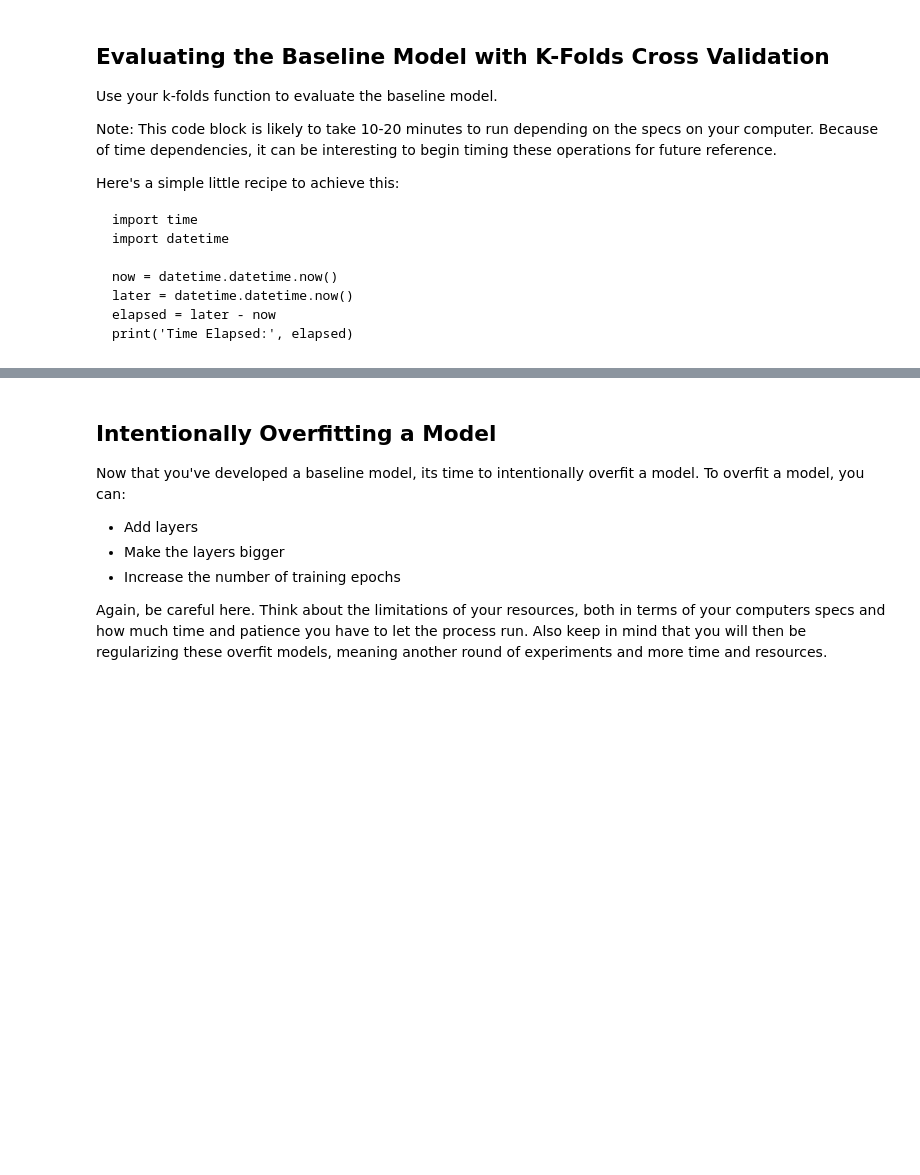
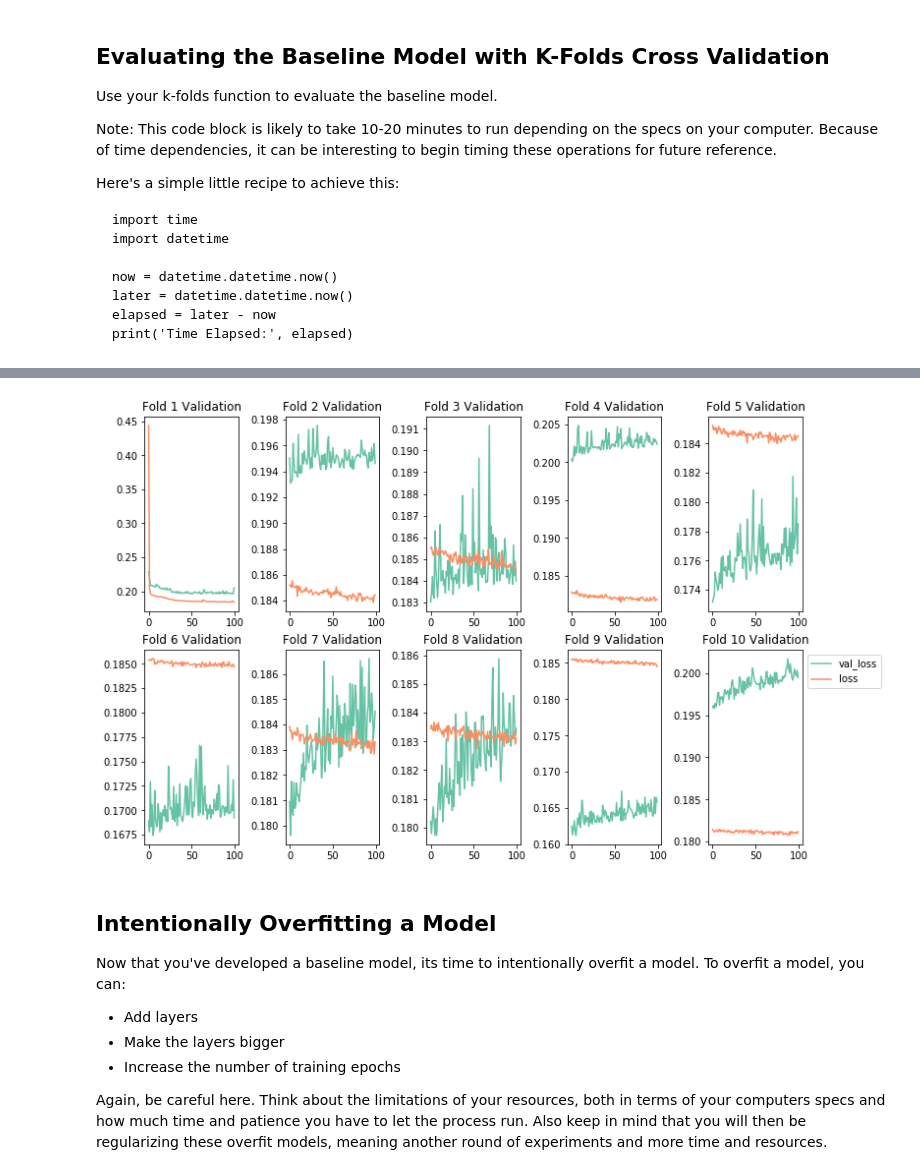
Before and after one commit to learn-co-curriculum/dsc-tuning-neural-networks-from-start-to-finish-lab-v2-1, a Jupyter notebook: index.ipynb, the cells around one changed output, grey strips where cells are left out. Cells and saved outputs as stored; diff of their text form; code cells hidden in the pictures; blank space fills up the shorter version.

Commit message:
Add solution to curriculum branch

```diff
--- a/index.ipynb
+++ b/index.ipynb
@@ -46,3 +119,16 @@ Be sure to use dummy variables for categorical variables and to normalize numeri
 While we will be using K-fold cross validation to select an optimal model, we still want a final hold out test set that is completely independent of any modeling decisions. As such, pull out a sample of 10% of the total available data. For consistency of results, use random seed 123.
 # %%
 # Your code here; generate a hold out test set for final model evaluation. Use random seed 123.
+# %%
+# __SOLUTION__
+# Your code here; generate a hold out test set for final model evaluation. Use random seed 123.
+from sklearn.model_selection import train_test_split
+
+X_train, X_test, y_train, y_test = train_test_split(X, y, test_size=0.1, random_state=123)
+
+# X_train = X_train.reset_index(drop=True)
+# y_train = y_train.reset_index(drop=True)
+
+
+print(X_train.shape, X_test.shape, y_train.shape, y_test.shape)
+X_train.head()
@@ -64,0 +209,12 @@ Here, it is also important to define your evaluation metric that you will look t
+# %%
+# __SOLUTION__
+from keras.models import Sequential
+from keras.layers import Dense
+
+
+np.random.seed(123)
+model = Sequential()
+model.add(Dense(7, input_dim=23, kernel_initializer='normal', activation='relu'))
+model.add(Dense(10, activation='relu'))
+model.add(Dense(1, kernel_initializer='normal', activation = 'linear'))
+model.compile(optimizer="sgd" ,loss='mse',metrics=['mse'])
@@ -84,0 +244,14 @@ print('Time Elapsed:', elapsed)
+# %%
+# __SOLUTION__
+# Your code here; use your k-folds function to evaluate the baseline model.
+import time
+import datetime
+
+now = datetime.datetime.now()
+
+k_folds(X_train, y_train, model)
+
+later = datetime.datetime.now()
+elapsed = later - now
+print('Time Elapsed:', elapsed)
+# %% [output]
@@ -85,3 +271,4 @@ print('Time Elapsed:', elapsed)
+[figure, added]
 # %% [markdown]
 ## Intentionally Overfitting a Model
 
```
Also changed, not shown: parts of 29 cells of this notebook.
